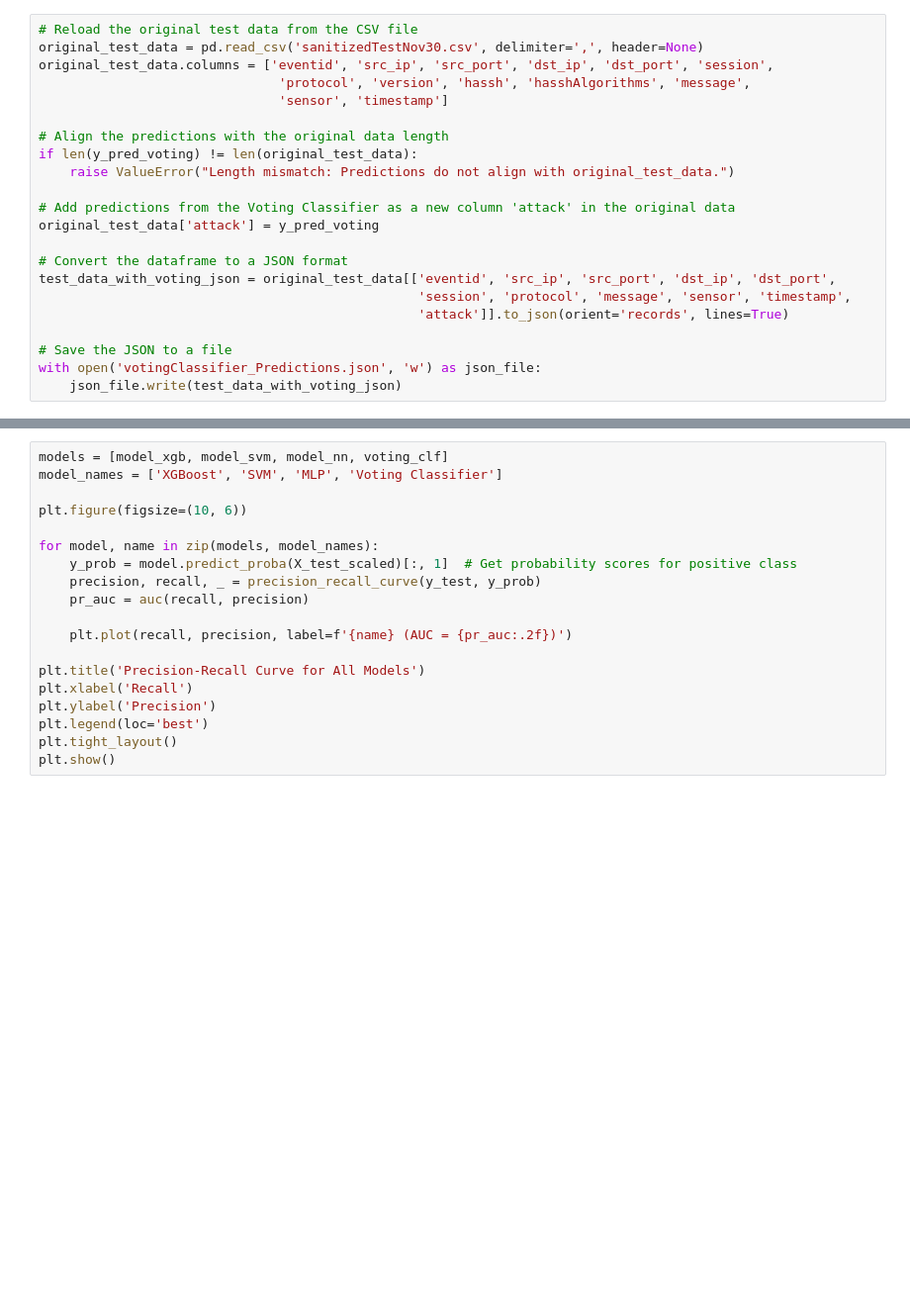
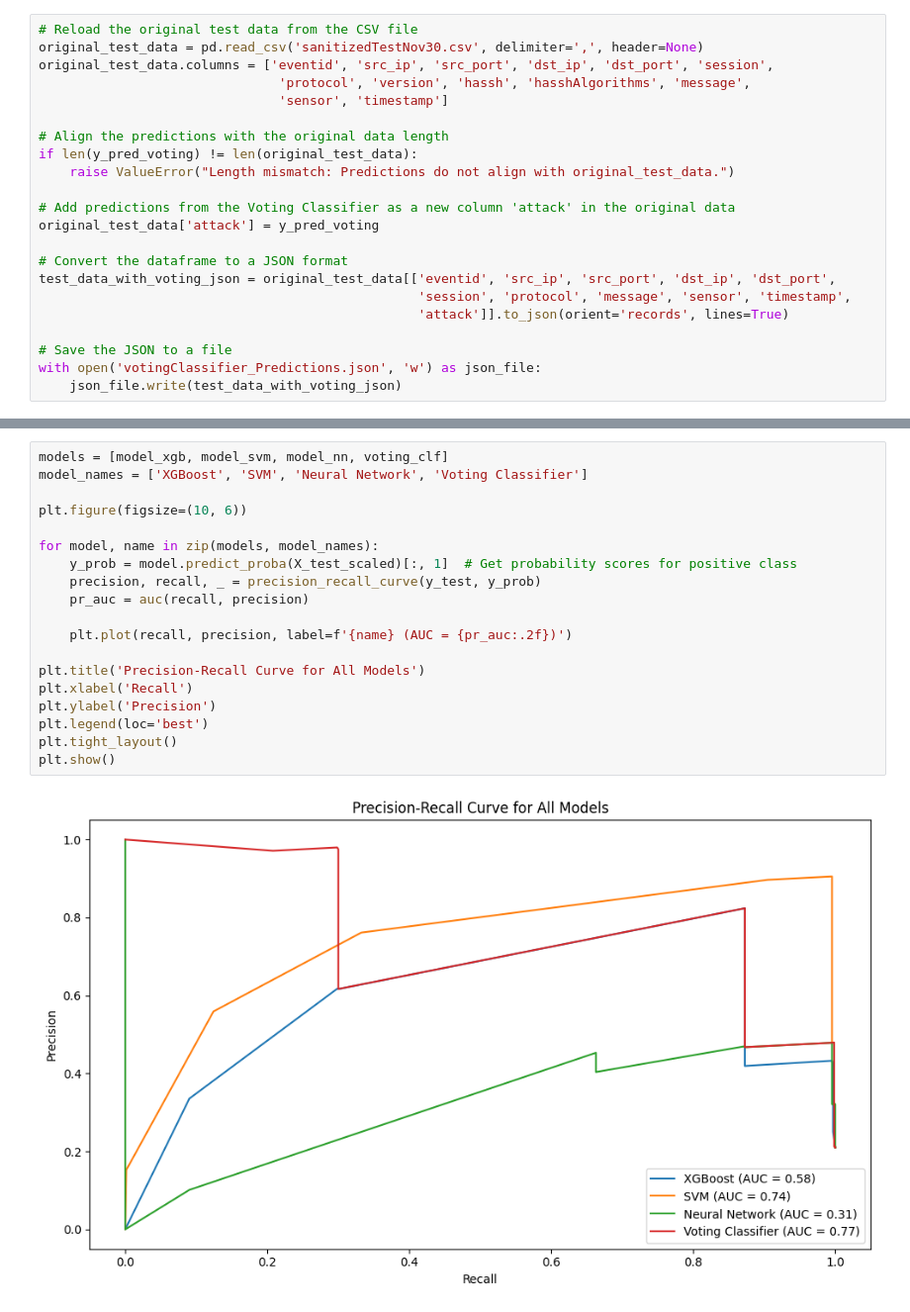
Before and after one commit to AChiu2700/HoneyPot, a Jupyter notebook: TestML.ipynb, the cells around one changed output, grey strips where cells are left out. Shown: that part at 99% size. Saved outputs shown, nothing was run; the diff lists cells and outputs as text; blank space fills up the shorter version.

```diff
--- a/TestML.ipynb
+++ b/TestML.ipynb
@@ -251,21 +271,23 @@ plt.show()
 # %%
 models = [model_xgb, model_svm, model_nn, voting_clf]
-model_names = ['XGBoost', 'SVM', 'MLP', 'Voting Classifier']
+model_names = ['XGBoost', 'SVM', 'Neural Network', 'Voting Classifier']
 
 plt.figure(figsize=(10, 6))
 
 for model, name in zip(models, model_names):
     y_prob = model.predict_proba(X_test_scaled)[:, 1]  # Get probability scores for positive class
     precision, recall, _ = precision_recall_curve(y_test, y_prob)
     pr_auc = auc(recall, precision)
 
     plt.plot(recall, precision, label=f'{name} (AUC = {pr_auc:.2f})')
 
 plt.title('Precision-Recall Curve for All Models')
 plt.xlabel('Recall')
 plt.ylabel('Precision')
 plt.legend(loc='best')
 plt.tight_layout()
 plt.show()
+# %% [output]
+[figure, added]
 # %%
 models = [model_xgb, model_svm, model_nn, voting_clf]
```
Also changed, not shown: parts of 5 cells of this notebook.
